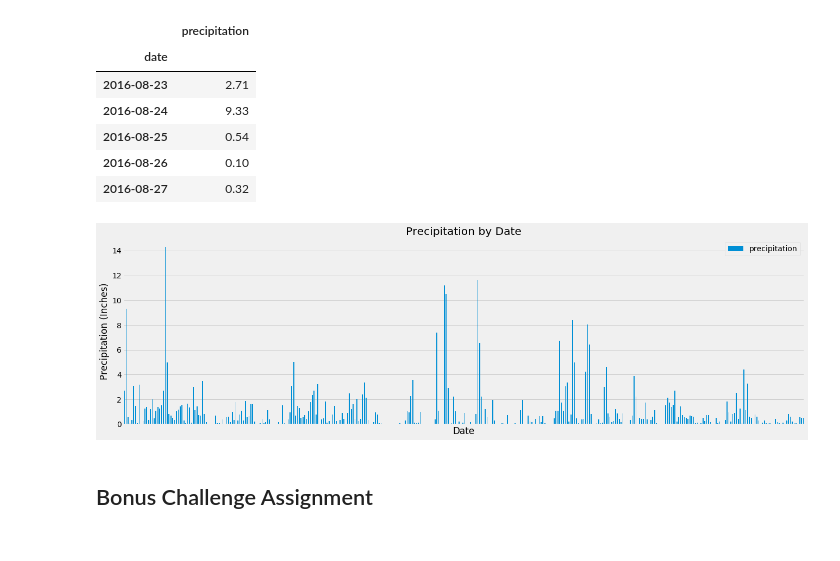
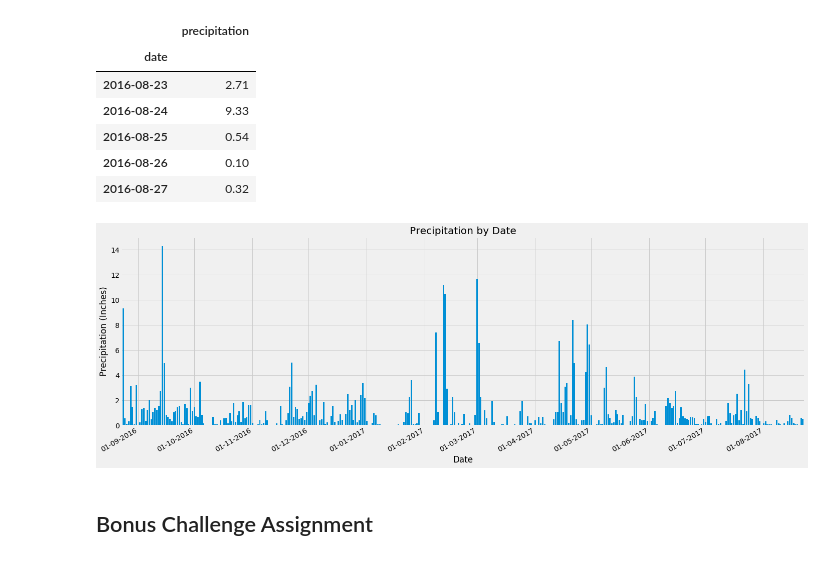
Before and after one commit to improvbutterfly/sqlalchemy-challenge, a Jupyter notebook: climate.ipynb, the cells around one changed output. Drawn from its saved outputs; the diff is of its cells as text; code cells hidden in the pictures.

Commit message:
Added first plot

```diff
--- a/climate.ipynb
+++ b/climate.ipynb
@@ -119,39 +119,41 @@ date_prcp_sorted.head()
 # %%
 # Import to format the dates on the x axis
 import matplotlib.dates as mdates
 
 
 # Use Pandas Plotting with Matplotlib to plot the data
 fig, ax = plt.subplots(figsize=(20,7))
 
-#plt.bar(x=date_prcp_sorted.index.values, y='precipitation', height=7)
+ax.bar(date_prcp_sorted.index.values, date_prcp_sorted['precipitation'])
 
-date_prcp_sorted.plot(kind="bar", ax=ax)
+# Wasn't displaying properly with this version
+#date_prcp_sorted.plot(kind="bar", ax=ax)
+
+# Set formatter
+ax.xaxis.set_major_formatter(mdates.DateFormatter('%d-%m-%Y'))
+#Set monthly locator
+ax.xaxis.set_major_locator(mdates.MonthLocator(interval=1))
+
+# Set font and rotation for date tick labels
+plt.gcf().autofmt_xdate()
 
 # Set labels
 plt.title("Precipitation by Date")
 plt.xlabel("Date")
 plt.ylabel("Precipitation (Inches)")
 
-# Set formatter
-ax.xaxis.set_major_formatter(mdates.DateFormatter('%d-%m-%Y'))
-#Set monthly locator
-ax.xaxis.set_major_locator(mdates.MonthLocator(interval=2))
-
-#chart.tick_params(direction='out', pad=15)
-# Set font and rotation for date tick labels
-plt.gcf().autofmt_xdate()
+# Set limits
+plt.xlim(dt.date.fromisoformat(str(year_before)), dt.date.fromisoformat(str(last_date)))
 
 
-#plt.setp(rotation=90, fontsize=9)
-
-ax.xaxis_date()
-ax.autoscale_view()
-#plt.tight_layout()
+#ax.xaxis_date()
+#ax.autoscale_view()
+plt.tight_layout()
 #plt.grid(visible=True, axis='both')
+plt.savefig("images/precip_by_date.png")
 plt.show()
 # %% [output]
-[figure, old version]
+[figure, new version]
 # %%
 # Use Pandas to calcualte the summary statistics for the precipitation data
 # %%
```
Also changed, not shown: 1 other file.
